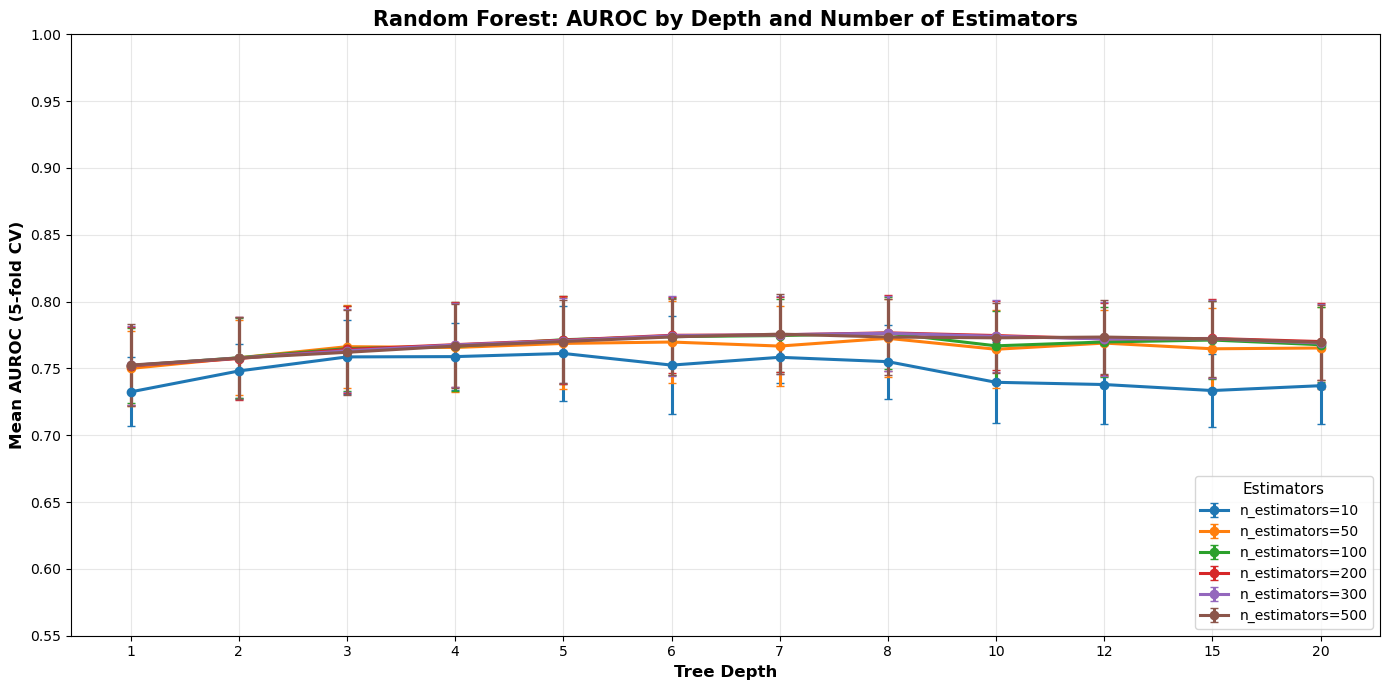
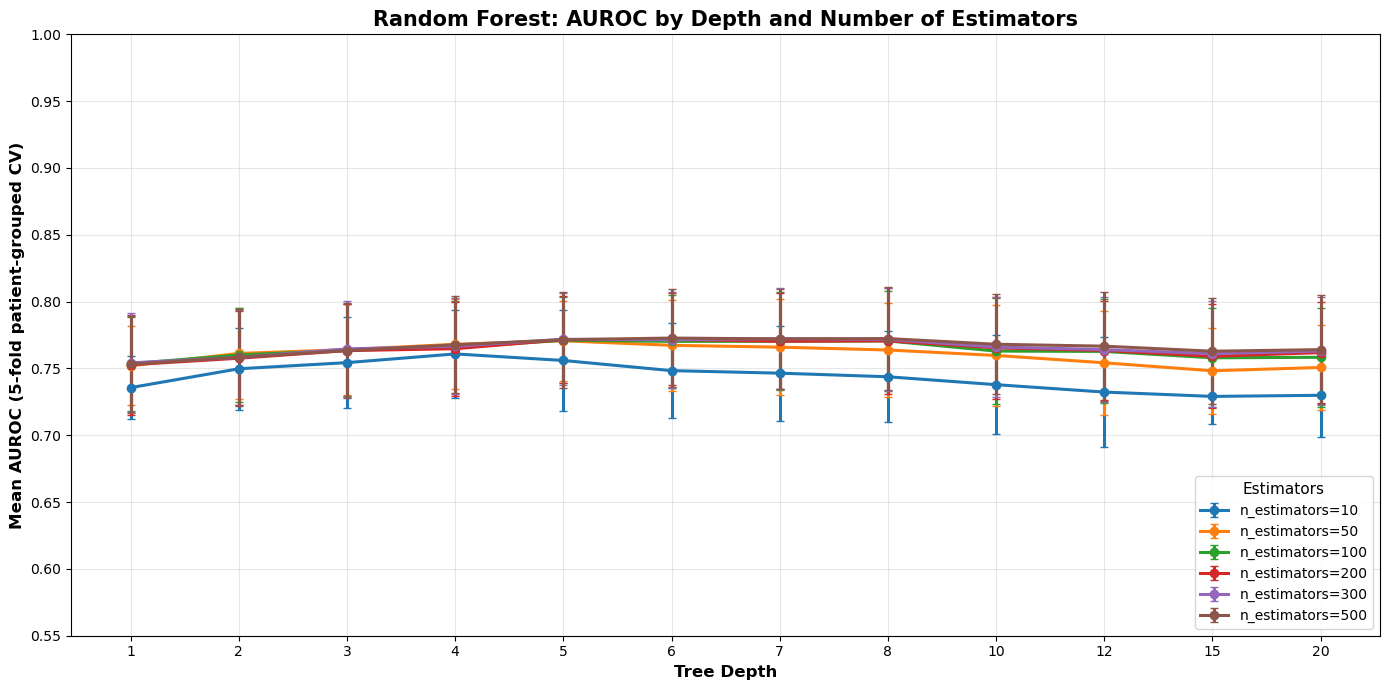
The notebook cell's code change between the first figure and the second:
--- before
+++ after
@@ -1,6 +1,7 @@
-from sklearn.model_selection import StratifiedKFold
-from sklearn.model_selection import cross_val_score
+from sklearn.model_selection import StratifiedGroupKFold, cross_val_score
 
-cv = StratifiedKFold(n_splits=5, shuffle=True, random_state=42)
+groups_train = df.loc[X_train.index, "patient_id"]
+
+cv = StratifiedGroupKFold(n_splits=5, shuffle=True, random_state=42)
 
 depths = [1, 2, 3, 4, 5, 6, 7, 8, 10, 12, 15, 20]
@@ -18,5 +19,15 @@
             class_weight='balanced'
         )
-        scores = cross_val_score(rf, X_train, y_train, cv=cv, scoring='roc_auc', n_jobs=-1)
+
+        scores = cross_val_score(
+            rf,
+            X_train,
+            y_train,
+            cv=cv,
+            groups=groups_train,
+            scoring='roc_auc',
+            n_jobs=-1
+        )
+
         mean_auc[n].append(scores.mean())
         std_auc[n].append(scores.std())
@@ -44,5 +55,5 @@
 ax.set_xticklabels(labels)
 ax.set_xlabel('Tree Depth', fontsize=12, fontweight='bold')
-ax.set_ylabel('Mean AUROC (5-fold CV)', fontsize=12, fontweight='bold')
+ax.set_ylabel('Mean AUROC (5-fold patient-grouped CV)', fontsize=12, fontweight='bold')
 ax.set_title('Random Forest: AUROC by Depth and Number of Estimators', fontsize=15, fontweight='bold')
 ax.legend(title='Estimators', fontsize=10, title_fontsize=11, loc='lower right')

Commit: Changes to fit the depth and n_estimates found to fit best